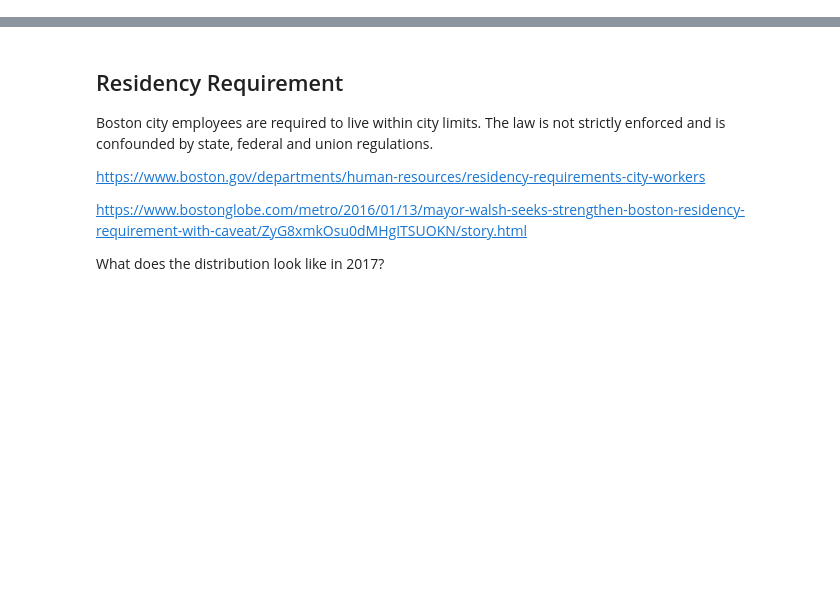
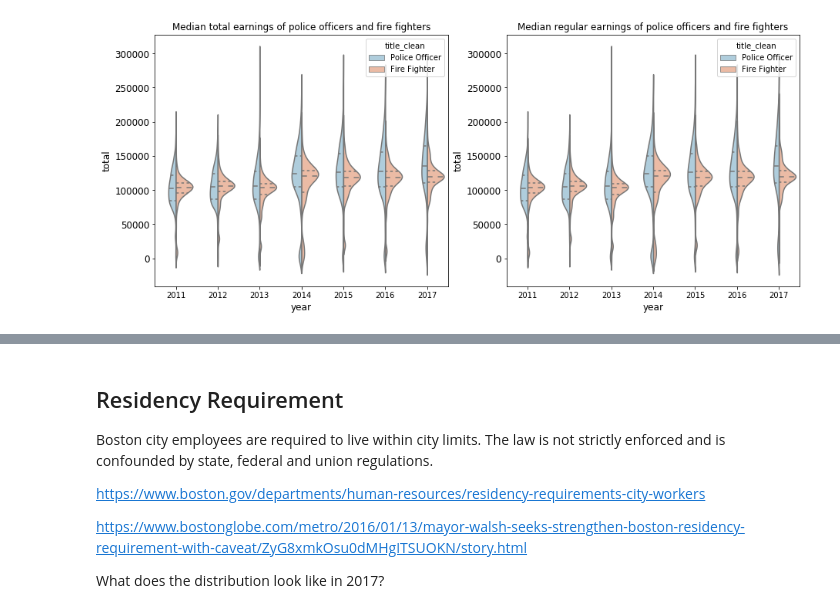
Before and after one commit to Turanga1/Springboard_DataScience, a Jupyter notebook: Capstone 1 - Boston Earnings Report/boston_earnings_analysis.ipynb, the cells around one changed output, grey strips where cells are left out. Cells and saved outputs as stored; diff of their text form; code cells hidden in the pictures; blank space fills up the shorter version.

```diff
--- a/Capstone 1 - Boston Earnings Report/boston_earnings_analysis.ipynb
+++ b/Capstone 1 - Boston Earnings Report/boston_earnings_analysis.ipynb
@@ -133,0 +136,16 @@ plt.show()
+# %%
+# fire fighters vs. police officers
+
+ff = earnings[(earnings['title_clean'] == 'Police Officer')\
+                             | (earnings['title_clean'] == 'Fire Fighter')]
+
+fig, (ax1, ax2) = plt.subplots(1, 2, figsize=(15, 6))
+ax1.set_title('Median total earnings of police officers and fire fighters')
+sns.violinplot(x='year', y='total', hue='title_clean', data=ff, split=True, ax=ax1,
+              inner='quartile', palette='RdBu_r')
+ax2.set_title('Median regular earnings of police officers and fire fighters')
+sns.violinplot(x='year', y='total', hue='title_clean', data=ff, split=True, ax=ax2,
+              inner='quartile', palette='RdBu_r')
+plt.show()
+# %% [output]
+[figure, added]
```
Also changed, not shown: parts of 14 cells of this notebook, 1 other file.
